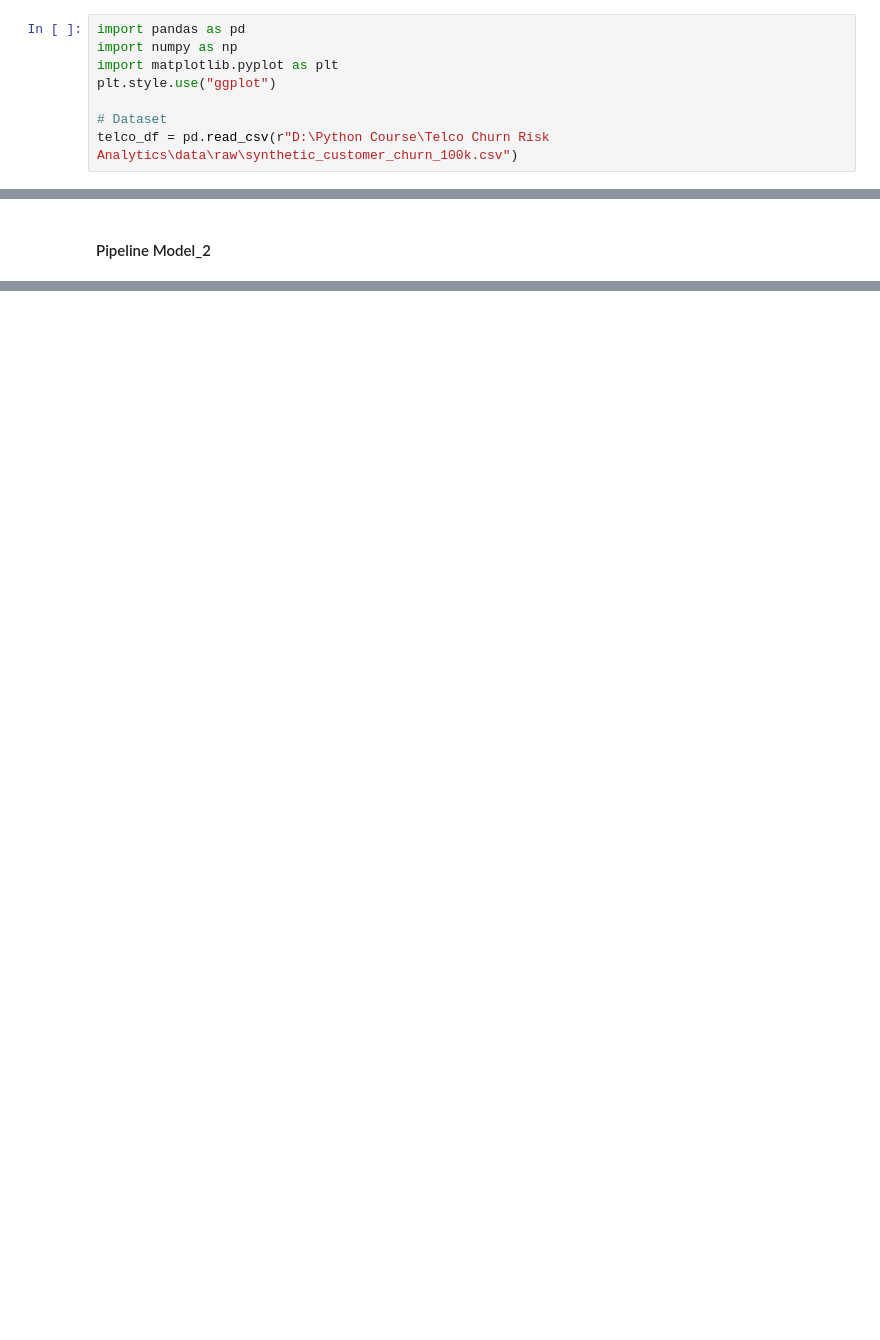
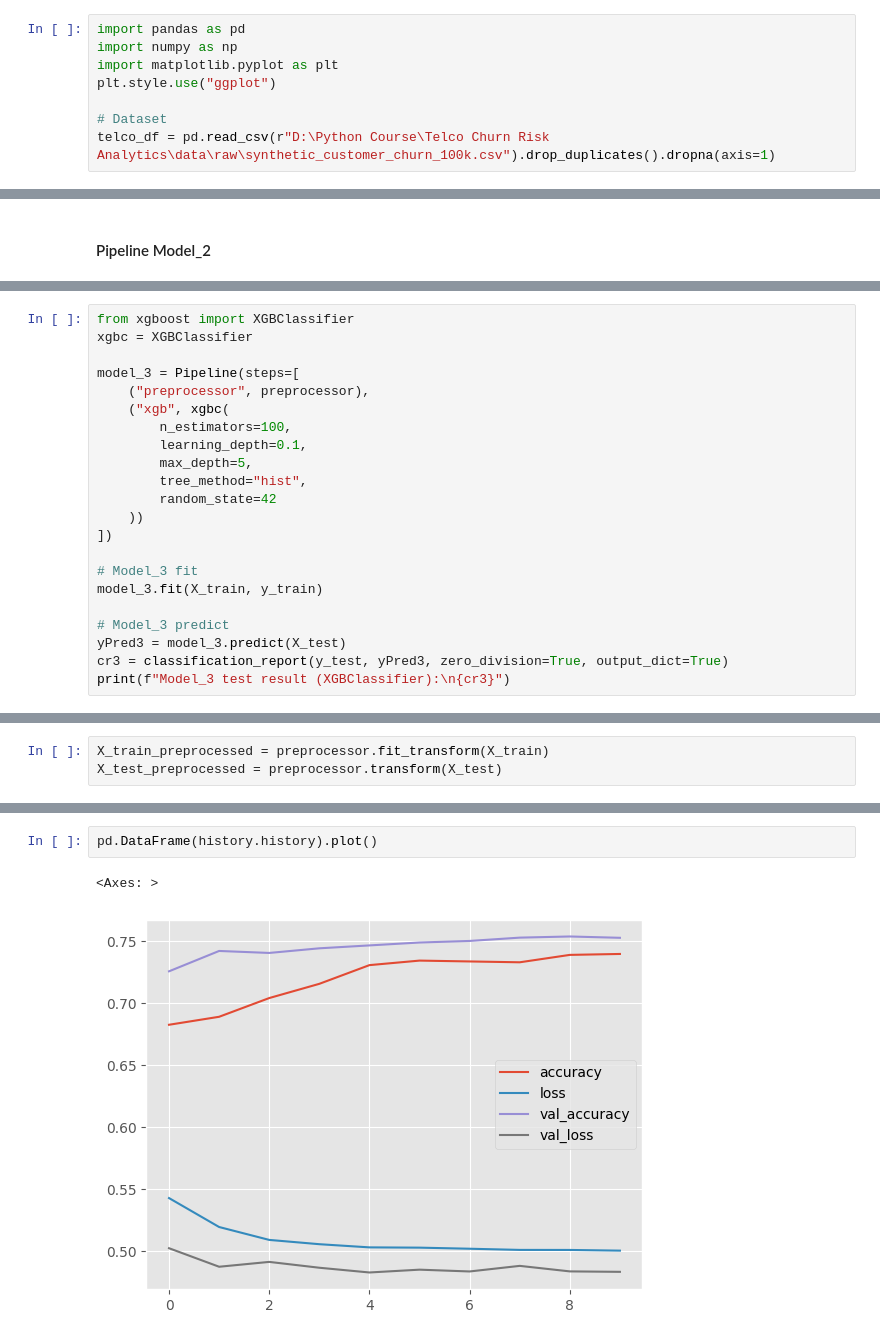
Before and after one commit to DiandraRifqiM/Telco-Churn-Risk-Analytics, a Jupyter notebook: notebooks/model.ipynb, the cells around one changed output, grey strips where cells are left out. Saved outputs shown, nothing was run; the diff lists cells and outputs as text; blank space fills up the shorter version.

Commit message:
Model Finished, Model Evaluation SUmmary added

```diff
--- a/notebooks/model.ipynb
+++ b/notebooks/model.ipynb
@@ -19,7 +19,7 @@ import matplotlib.pyplot as plt
 plt.style.use("ggplot")
 
 # Dataset
-telco_df = pd.read_csv(r"D:\Python Course\Telco Churn Risk Analytics\data\raw\synthetic_customer_churn_100k.csv")
+telco_df = pd.read_csv(r"D:\Python Course\Telco Churn Risk Analytics\data\raw\synthetic_customer_churn_100k.csv").drop_duplicates().dropna(axis=1)
 # %% [markdown]
 #### Data Encoding & Preprocessing
 # %%
@@ -125,0 +114,22 @@ Selain itu, F1-score untuk class 1 meningkat dari 0.51 menjadi 0.60. Meskipun pr
+# %%
+from xgboost import XGBClassifier
+xgbc = XGBClassifier
+
+model_3 = Pipeline(steps=[
+    ("preprocessor", preprocessor),
+    ("xgb", xgbc(
+        n_estimators=100,
+        learning_depth=0.1,
+        max_depth=5,
+        tree_method="hist",
+        random_state=42
+    ))
+])
+
+# Model_3 fit
+model_3.fit(X_train, y_train)
+
+# Model_3 predict
+yPred3 = model_3.predict(X_test)
+cr3 = classification_report(y_test, yPred3, zero_division=True, output_dict=True)
+print(f"Model_3 test result (XGBClassifier):\n{cr3}")
@@ -125,0 +148,3 @@ Selain itu, F1-score untuk class 1 meningkat dari 0.51 menjadi 0.60. Meskipun pr
+# %%
+X_train_preprocessed = preprocessor.fit_transform(X_train)
+X_test_preprocessed = preprocessor.transform(X_test)
@@ -125,0 +224,5 @@ Selain itu, F1-score untuk class 1 meningkat dari 0.51 menjadi 0.60. Meskipun pr
+# %%
+pd.DataFrame(history.history).plot()
+# %% [output]
+<Axes: >
+[figure, added]
```
Also changed, not shown: parts of 18 cells of this notebook.
